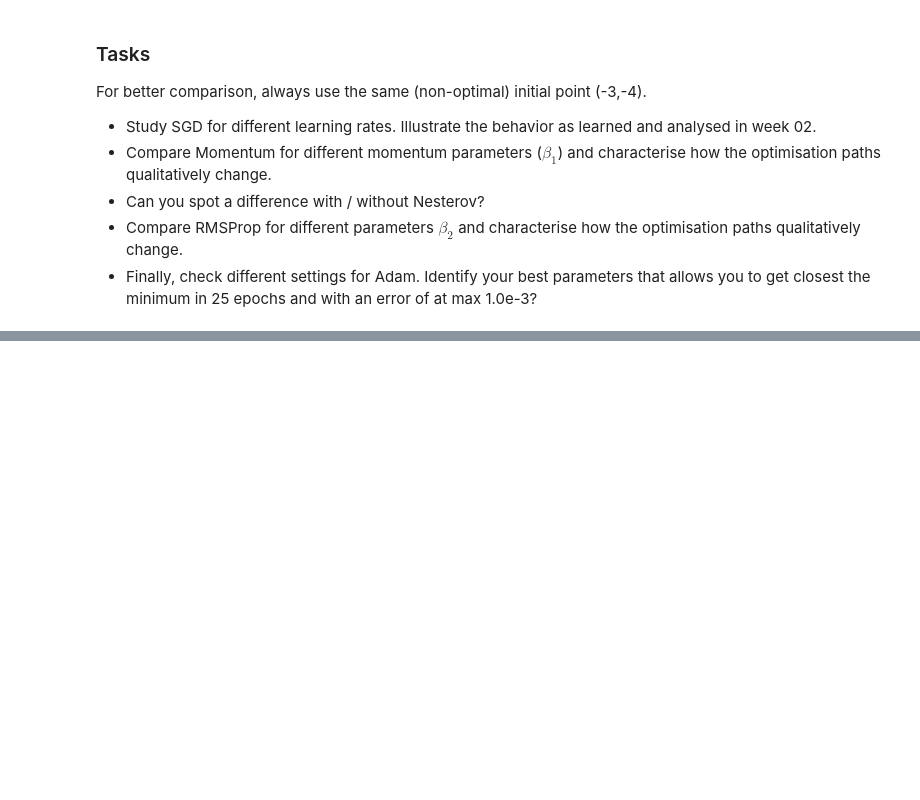
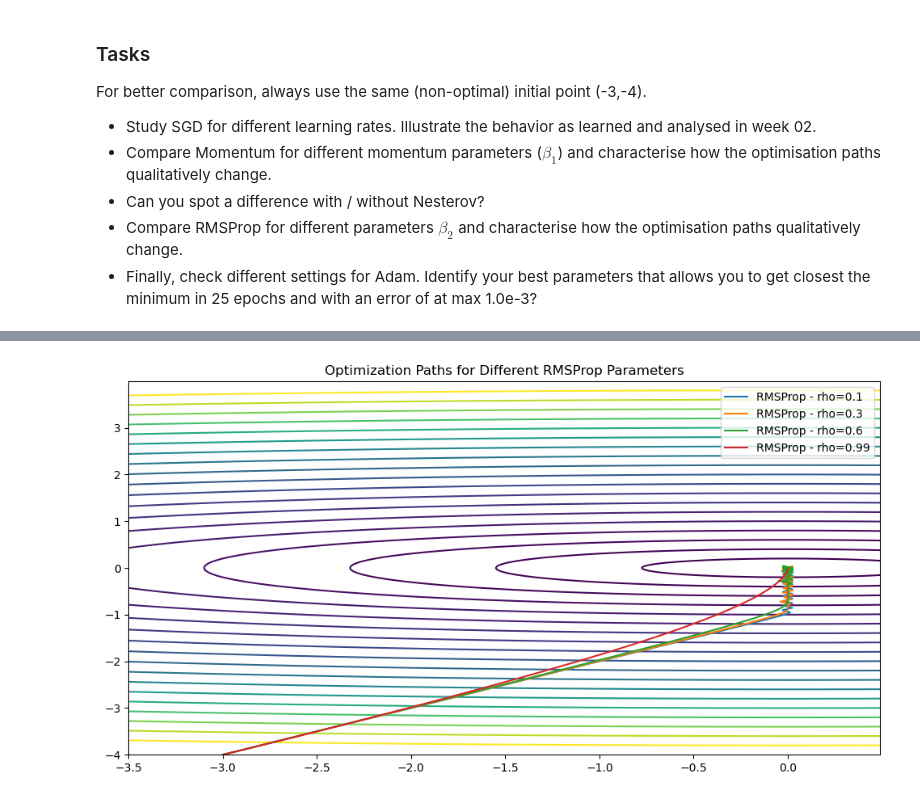
Before and after one commit to Dr-Shab/MSE-DeepLearn, a Jupyter notebook: DL-PW-05-G26_Drilon_Chia-Hua/PW05_optimisers_2d_example_stud.ipynb, the cells around one changed output, grey strips where cells are left out. Saved outputs shown, nothing was run; the diff lists cells and outputs as text; code cells hidden in the pictures; blank space fills up the shorter version.

```diff
--- a/DL-PW-05-G26_Drilon_Chia-Hua/PW05_optimisers_2d_example_stud.ipynb
+++ b/DL-PW-05-G26_Drilon_Chia-Hua/PW05_optimisers_2d_example_stud.ipynb
@@ -134,0 +149,22 @@ SGD - Momentum=0.99 :  3.529, ( 1.584,  3.153)
+# %%
+# RMSProp for Different Parameters
+
+rho_values = [0.1, 0.3, 0.6, 0.99]
+learning_rate = 0.05
+nepochs = 100
+
+plt.figure(figsize=(12, 6))
+
+plot_contours([-3.5, 0.5, -4., 4.], 4., test_function)
+
+for rho in rho_values:
+    x = torch.tensor([-3.0, -4.0], requires_grad=True)
+    optimizer = torch.optim.RMSprop([x], lr=learning_rate, alpha=rho)
+    xhist, yhist = optimize(test_function, x, nepochs, optimizer)
+    plt.plot(xhist, yhist, label=f"RMSProp - rho={rho}")
+
+plt.legend()
+plt.title("Optimization Paths for Different RMSProp Parameters")
+plt.show()
+# %% [output]
+[figure, added]
```
Also changed, not shown: parts of 4 cells of this notebook.
